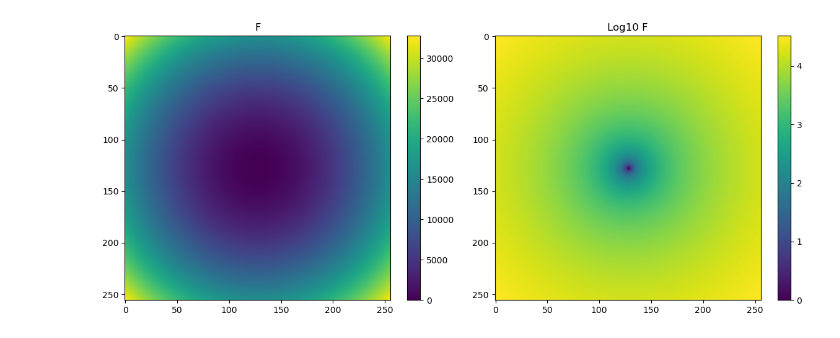
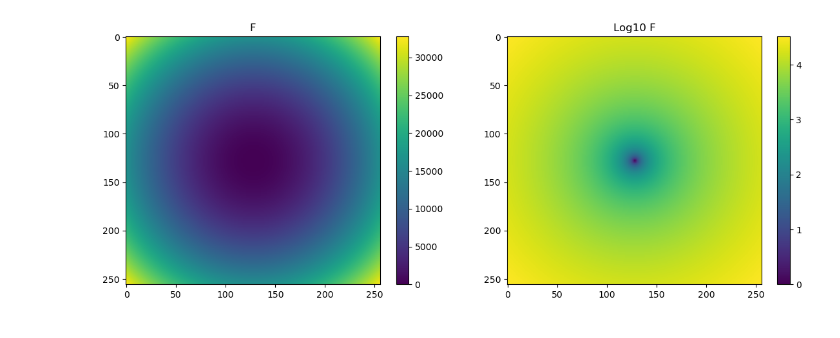
Before and after one commit to mattiamencagli/my-python-plots, a Jupyter notebook: ExamplesStudy/MultiPlot.ipynb, the cells around one changed output. Saved outputs shown, nothing was run; the diff lists cells and outputs as text; code cells hidden in the pictures.

```diff
--- a/ExamplesStudy/MultiPlot.ipynb
+++ b/ExamplesStudy/MultiPlot.ipynb
@@ -1,34 +1,34 @@
 # %%
 import numpy as np
 import matplotlib.pyplot as plt
 
 #F = np.random.normal(loc=1000, scale=50, size=(256, 256))
 
 dim = 256
 x = np.arange(0,dim)
 y = np.arange(0,dim)
 X, Y = np.meshgrid(x,y)
 a = 1; b = 1;
 F = a*((X-dim*0.5)/b)**2 + a*((Y-dim*0.5)/b)**2
 
 # easy way
 # fig0, axs0 = plt.subplots(1, 3, figsize=(15, 5))
 
 # more complex, more control
-fig = plt.figure(0, figsize=[12, 5])
+fig = plt.figure(0, figsize=[14, 5])
 gs  = fig.add_gridspec(1,2) #, hspace=0)
 axs = gs.subplots()
 
 im1 = axs[0].imshow(F, cmap='viridis', aspect='auto')
-axs[0].set_title('F')
-fig.colorbar(im1, ax=axs[0])
+_ = axs[0].set_title('F')
+_ = fig.colorbar(im1, ax=axs[0])
 
 # +1 to avoid the log to reach -inf
 im2 = axs[1].imshow(np.log10(F+1), cmap='viridis', aspect='auto')
-axs[1].set_title('Log10 F')
-fig.colorbar(im2, ax=axs[1])
+_ = axs[1].set_title('Log10 F')
+_ = fig.colorbar(im2, ax=axs[1])
 
-plt.tight_layout()
-plt.show()
+# plt.tight_layout()
+# plt.show()
 # %% [output]
-[figure, old version]
+[figure, new version]
```
Also changed, not shown: 3 other files.
